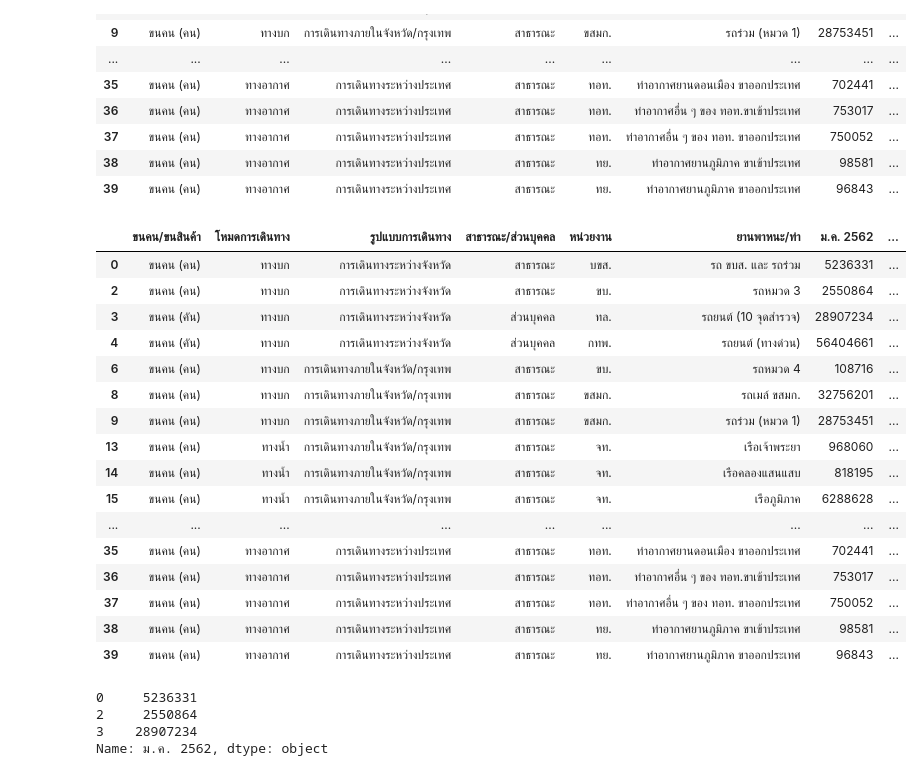
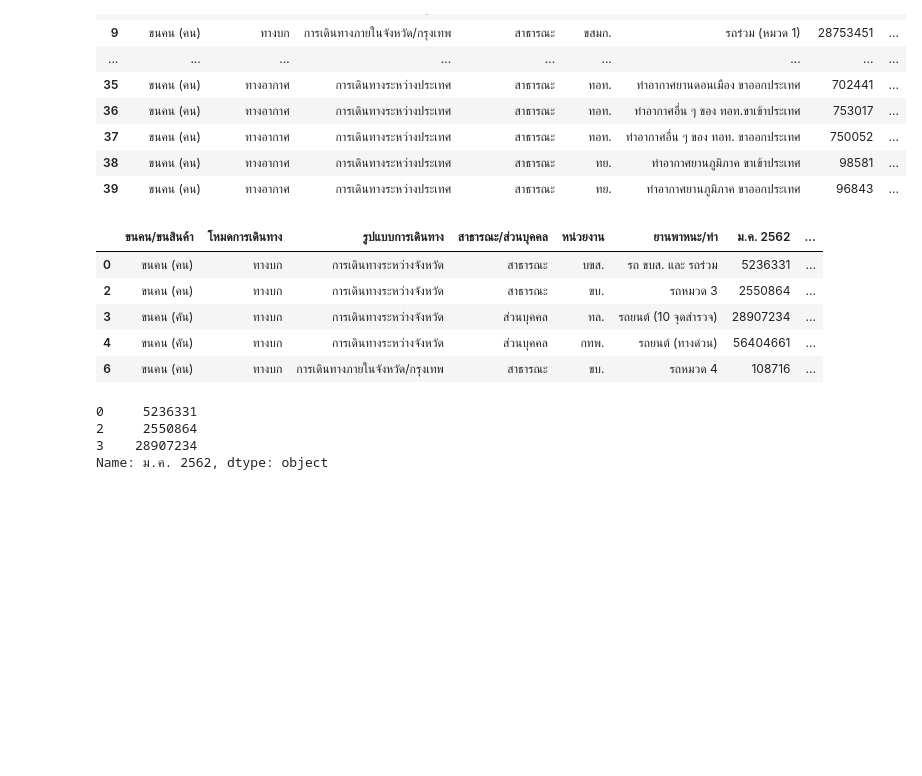
Before and after one commit to Watcharinkh/Data_viz, a Jupyter notebook: Visualize_Data_Distribution.ipynb, the cells around one changed output. Drawn from its saved outputs; the diff is of its cells as text; code cells hidden in the pictures; blank space fills up the shorter version.

```diff
--- a/Visualize_Data_Distribution.ipynb
+++ b/Visualize_Data_Distribution.ipynb
@@ -181,23 +180,12 @@ data
 | 39 | ขนคน (คน) | ทางอากาศ | การเดินทางระหว่างประเทศ | สาธารณะ | ทย. | ท่าอากาศยานภูมิภาค ขาออกประเทศ | 96843 | ... |
 # %%
 data_drop = data.dropna()
-data_drop
+data_drop.head()
 # %% [output]
 |  | ขนคน/ขนสินค้า | โหมดการเดินทาง | รูปแบบการเดินทาง | สาธารณะ/ส่วนบุคคล | หน่วยงาน | ยานพาหนะ/ท่า | ม.ค. 2562 | ... |
 | 0 | ขนคน (คน) | ทางบก | การเดินทางระหว่างจังหวัด | สาธารณะ | บขส. | รถ ขบส. และ รถร่วม | 5236331 | ... |
 | 2 | ขนคน (คน) | ทางบก | การเดินทางระหว่างจังหวัด | สาธารณะ | ขบ. | รถหมวด 3 | 2550864 | ... |
 | 3 | ขนคน (คัน) | ทางบก | การเดินทางระหว่างจังหวัด | ส่วนบุคคล | ทล. | รถยนต์ (10 จุดสำรวจ) | 28907234 | ... |
 | 4 | ขนคน (คัน) | ทางบก | การเดินทางระหว่างจังหวัด | ส่วนบุคคล | กทพ. | รถยนต์ (ทางด่วน) | 56404661 | ... |
 | 6 | ขนคน (คน) | ทางบก | การเดินทางภายในจังหวัด/กรุงเทพ | สาธารณะ | ขบ. | รถหมวด 4 | 108716 | ... |
-| 8 | ขนคน (คน) | ทางบก | การเดินทางภายในจังหวัด/กรุงเทพ | สาธารณะ | ขสมก. | รถเมล์ ขสมก. | 32756201 | ... |
-| 9 | ขนคน (คน) | ทางบก | การเดินทางภายในจังหวัด/กรุงเทพ | สาธารณะ | ขสมก. | รถร่วม (หมวด 1) | 28753451 | ... |
-| 13 | ขนคน (คน) | ทางน้ำ | การเดินทางภายในจังหวัด/กรุงเทพ | สาธารณะ | จท. | เรือเจ้าพระยา | 968060 | ... |
-| 14 | ขนคน (คน) | ทางน้ำ | การเดินทางภายในจังหวัด/กรุงเทพ | สาธารณะ | จท. | เรือคลองแสนแสบ | 818195 | ... |
-| 15 | ขนคน (คน) | ทางน้ำ | การเดินทางภายในจังหวัด/กรุงเทพ | สาธารณะ | จท. | เรือภูมิภาค | 6288628 | ... |
-| ... | ... | ... | ... | ... | ... | ... | ... | ... |
-| 35 | ขนคน (คน) | ทางอากาศ | การเดินทางระหว่างประเทศ | สาธารณะ | ทอท. | ท่าอากาศยานดอนเมือง ขาออกประเทศ | 702441 | ... |
-| 36 | ขนคน (คน) | ทางอากาศ | การเดินทางระหว่างประเทศ | สาธารณะ | ทอท. | ท่าอากาศอื่น ๆ ของ ทอท.ขาเข้าประเทศ | 753017 | ... |
-| 37 | ขนคน (คน) | ทางอากาศ | การเดินทางระหว่างประเทศ | สาธารณะ | ทอท. | ท่าอากาศอื่น ๆ ของ ทอท. ขาออกประเทศ | 750052 | ... |
-| 38 | ขนคน (คน) | ทางอากาศ | การเดินทางระหว่างประเทศ | สาธารณะ | ทย. | ท่าอากาศยานภูมิภาค ขาเข้าประเทศ | 98581 | ... |
-| 39 | ขนคน (คน) | ทางอากาศ | การเดินทางระหว่างประเทศ | สาธารณะ | ทย. | ท่าอากาศยานภูมิภาค ขาออกประเทศ | 96843 | ... |
 # %%
```
Also changed, not shown: parts of 2 cells of this notebook.
